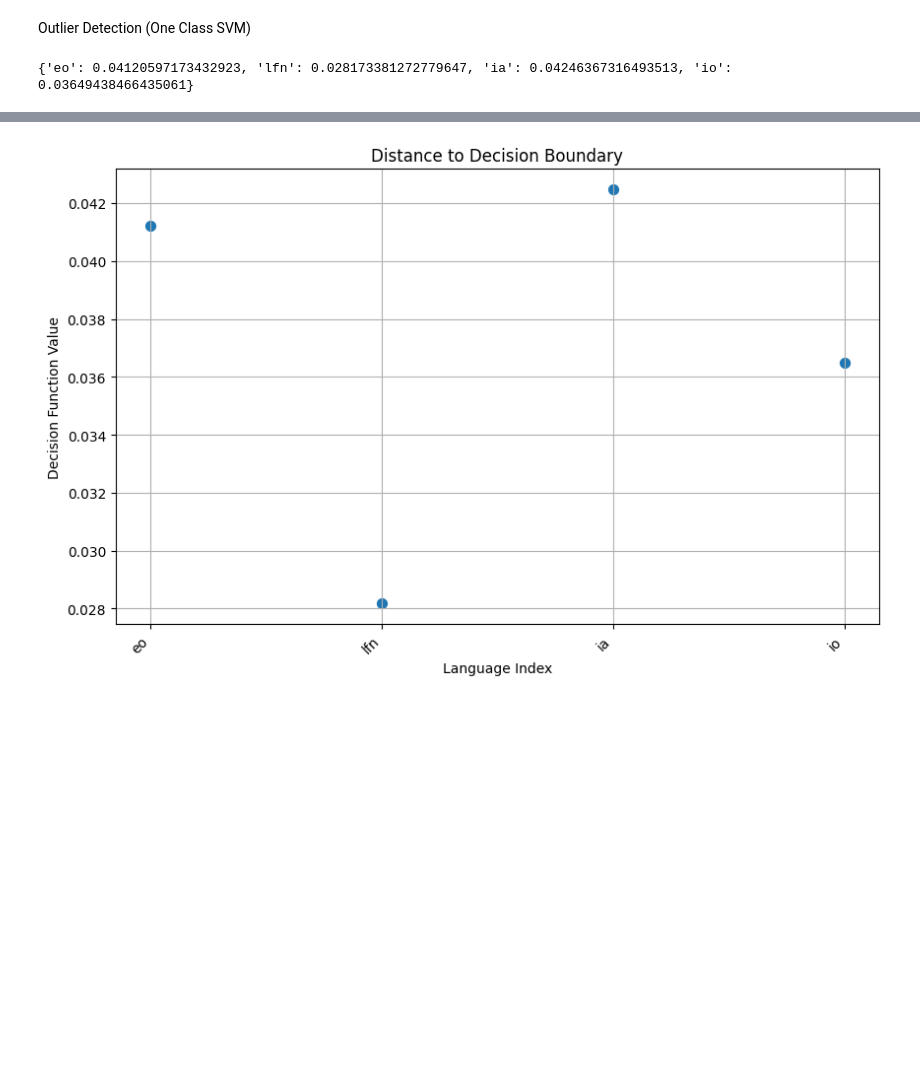
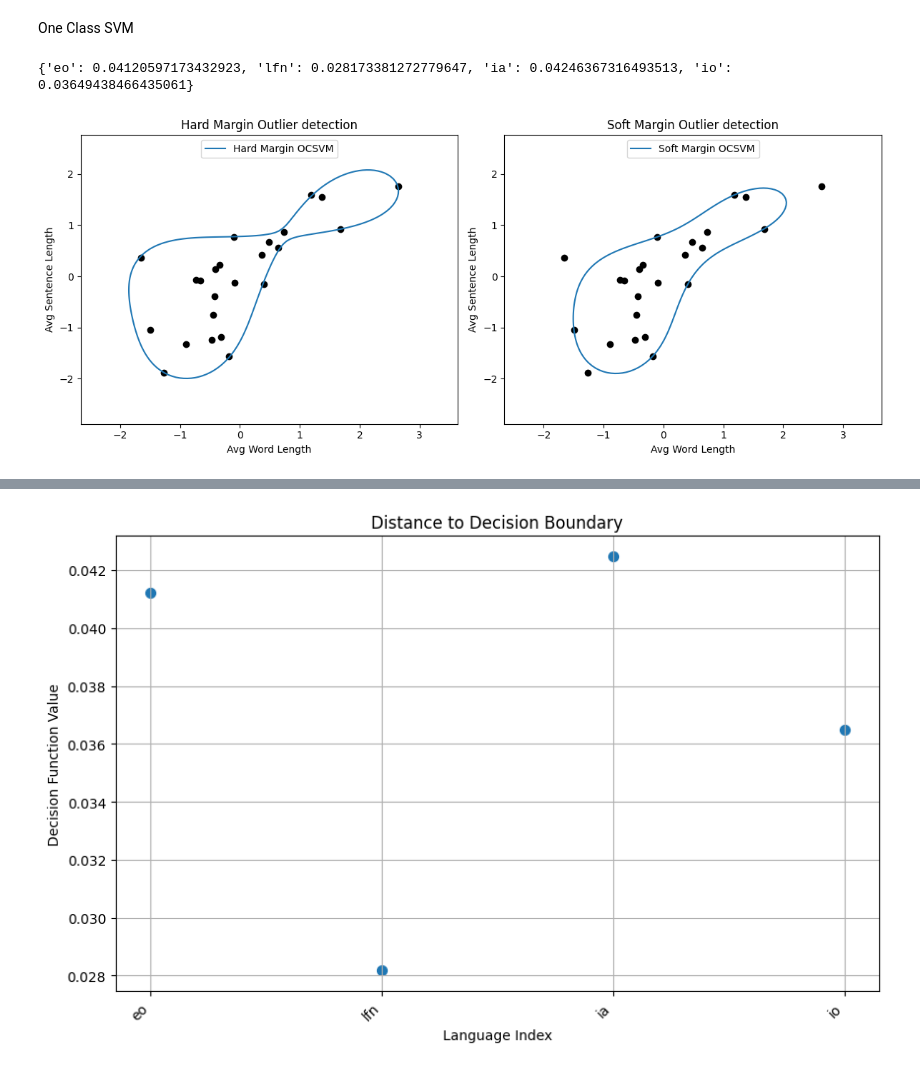
Before and after one commit to kirbergerconnor/iscl-thesis, a Jupyter notebook: classification.ipynb, the cells around one changed output, grey strips where cells are left out. Cells and saved outputs as stored; diff of their text form; code cells hidden in the pictures; blank space fills up the shorter version.

Commit message:
Add Random Forest Model; fix One-Class SVM model; add lots of visualization/plots

```diff
--- a/classification.ipynb
+++ b/classification.ipynb
@@ -38,5 +43,5 @@ data
 # %% [markdown]
-Outlier Detection (One Class SVM)
+One Class SVM
 # %%
 # X, y = data.iloc[:,2:].values.round(decimals=3), data.iloc[:,1].map({'con':-1, 'nat':1}).values
 # scaler = StandardScaler()
@@ -89,2 +94,73 @@ print({lang: pred for lang, pred in zip(test_df['Corpus'], scores)})
 # %% [output]
 {'eo': 0.04120597173432923, 'lfn': 0.028173381272779647, 'ia': 0.04246367316493513, 'io': 0.03649438466435061}
+# %%
+# Example visualization using only 2 columns from the data: Avg Word Length and Avg Sentence Length
+
+# scaler = MinMaxScaler()
+data = pd.read_csv('./results/features_df.csv')
+scaler = StandardScaler()
+scaled_data = scaler.fit_transform(data.iloc[:,2:].values.round(decimals=3))
+# normalized_data = scaler.fit_transform(data.iloc[:,2:].values.round(decimals=3))
+# X = normalized_data[:,[2,3]]
+X = scaled_data[:,[2,3]]
+
+estimators_hard_margin = {
+   "Hard Margin OCSVM": OneClassSVM(nu=0.01, gamma=0.35),  # Very small nu for hard margin
+}
+estimators_soft_margin = {
+   "Soft Margin OCSVM": OneClassSVM(nu=0.25, gamma=0.35),  # Nu between 0 and 1 for soft margin
+}
+
+# Plotting setup
+fig, axs = plt.subplots(1, 2, figsize=(12, 5))
+colors = ["tab:blue", "tab:orange", "tab:red"]
+legend_lines = []
+
+# Hard Margin OCSVM
+ax = axs[0]
+for color, (name, estimator) in zip(colors, estimators_hard_margin.items()):
+   estimator.fit(X)
+   DecisionBoundaryDisplay.from_estimator(
+       estimator,
+       X,
+       response_method="decision_function",
+       plot_method="contour",
+       levels=[0],
+       colors=color,
+       ax=ax,
+   )
+   legend_lines.append(mlines.Line2D([], [], color=color, label=name))
+ax.scatter(X[:, 0], X[:, 1], color="black")
+ax.legend(handles=legend_lines, loc="upper center")
+ax.set(
+   xlabel="Avg Word Length",
+   ylabel="Avg Sentence Length",
+   title="Hard Margin Outlier detection",
+)
+
+# Soft Margin OCSVM
+ax = axs[1]
+legend_lines = []
+for color, (name, estimator) in zip(colors, estimators_soft_margin.items()):
+   estimator.fit(X)
+   DecisionBoundaryDisplay.from_estimator(
+       estimator,
+       X,
+       response_method="decision_function",
+       plot_method="contour",
+       levels=[0],
+       colors=color,
+       ax=ax,
+   )
+legend_lines.append(mlines.Line2D([], [], color=color, label=name))
+ax.scatter(X[:, 0], X[:, 1], color="black")
+ax.legend(handles=legend_lines, loc="upper center")
+ax.set(
+   xlabel="Avg Word Length",
+   ylabel="Avg Sentence Length",
+   title="Soft Margin Outlier detection",
+)
+plt.tight_layout()
+plt.show()
+# %% [output]
+[figure, added]
```
Also changed, not shown: parts of 37 cells of this notebook.
